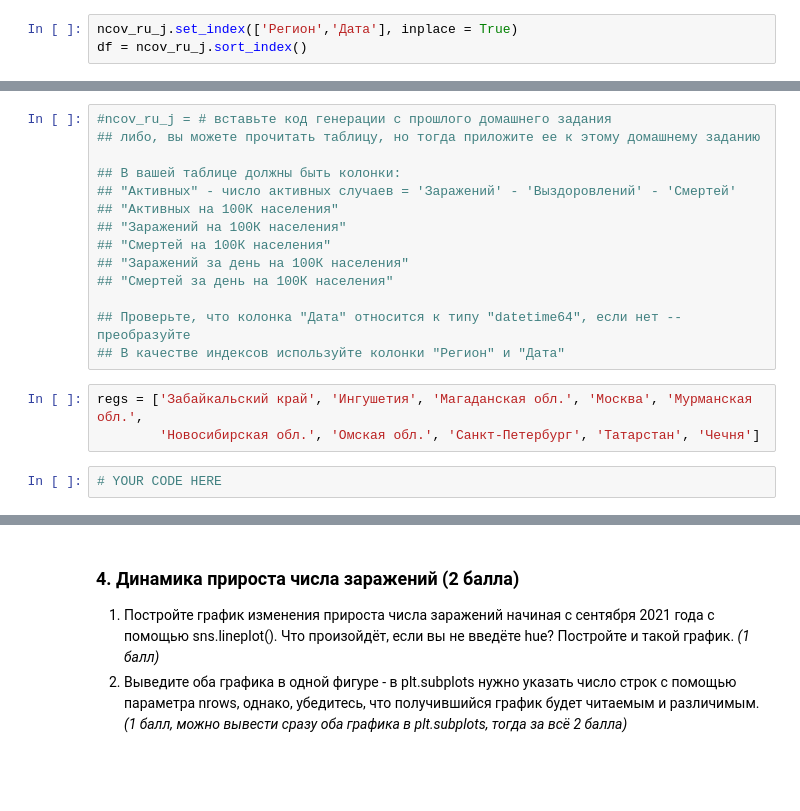
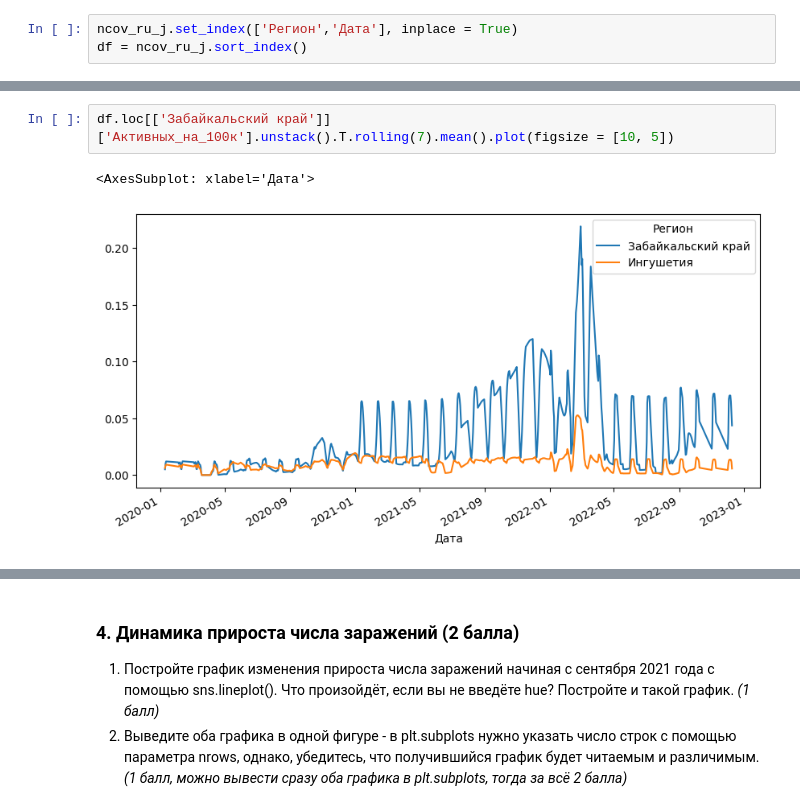
Before and after one commit to vovademar/MML, a Jupyter notebook: HW2/Вальдемар Сергеевич Медведев - ДЗ_2_Графики.ipynb, the cells around one changed output, grey strips where cells are left out. Saved outputs shown, nothing was run; the diff lists cells and outputs as text; blank space fills up the shorter version.

```diff
--- a/HW2/Вальдемар Сергеевич Медведев - ДЗ_2_Графики.ipynb
+++ b/HW2/Вальдемар Сергеевич Медведев - ДЗ_2_Графики.ipynb
@@ -194,19 +210,5 @@ df = df.assign(Смертей_за_день_на_100к = df['Смертей за
-# %%
-#ncov_ru_j = # вставьте код генерации с прошлого домашнего задания
-## либо, вы можете прочитать таблицу, но тогда приложите ее к этому домашнему заданию
-
-## В вашей таблице должны быть колонки:
-## "Активных" - число активных случаев = 'Заражений' - 'Выздоровлений' - 'Смертей'
-## "Активных на 100К населения"
-## "Заражений на 100К населения"
-## "Смертей на 100К населения"
-## "Заражений за день на 100К населения"
-## "Смертей за день на 100К населения"
-
-## Проверьте, что колонка "Дата" относится к типу "datetime64", если нет -- преобразуйте
-## В качестве индексов используйте колонки "Регион" и "Дата"
-# %%
-regs = ['Забайкальский край', 'Ингушетия', 'Магаданская обл.', 'Москва', 'Мурманская обл.',
-        'Новосибирская обл.', 'Омская обл.', 'Санкт-Петербург', 'Татарстан', 'Чечня']
-# %%
-# YOUR CODE HERE
+# %%
+df.loc[['Забайкальский край']]['Активных_на_100к'].unstack().T.rolling(7).mean().plot(figsize = [10, 5])
+# %% [output]
+<AxesSubplot: xlabel='Дата'>
+[figure, added]
```
Also changed, not shown: parts of 10 cells of this notebook.
